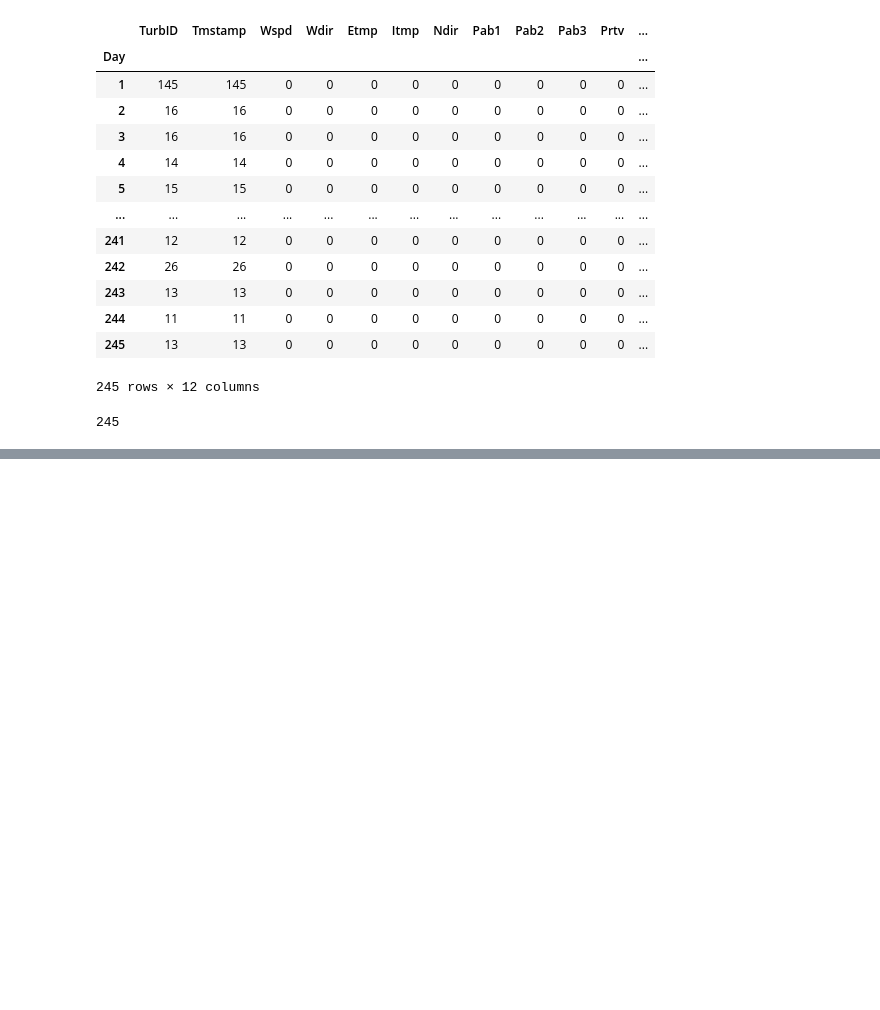
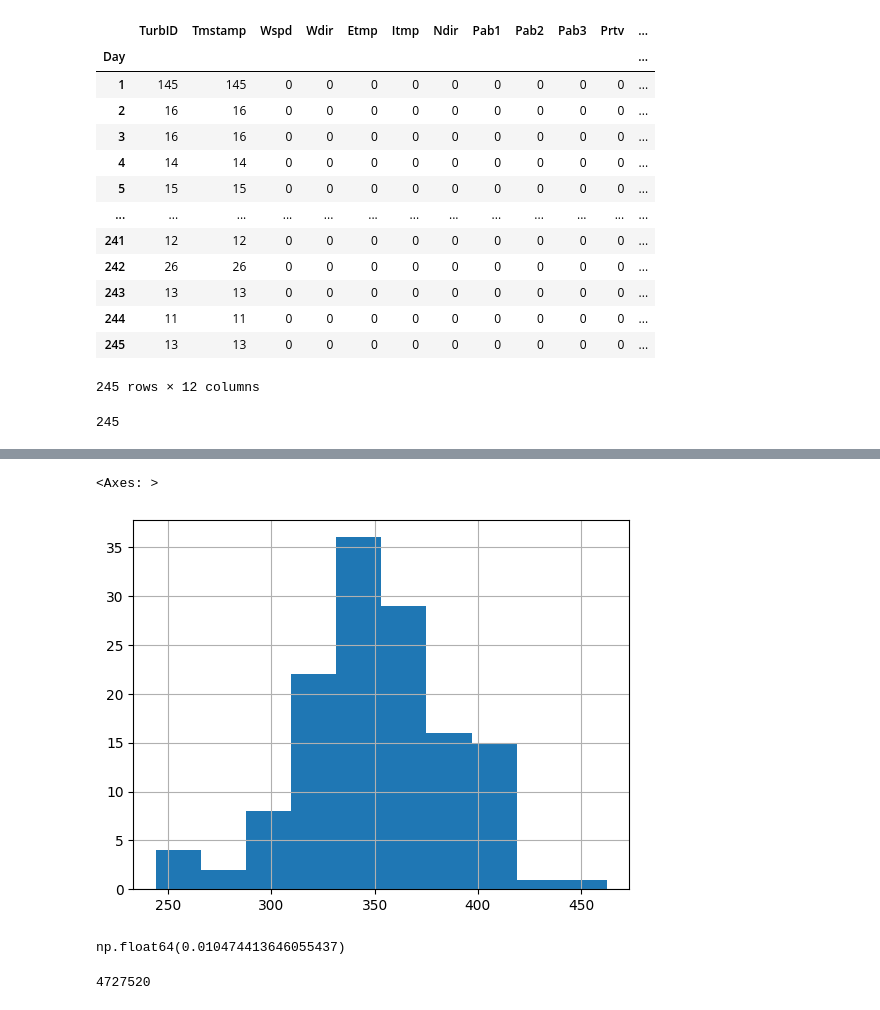
Before and after one commit to benedikt-holland/windfarm_data_imputation, a Jupyter notebook: benni.ipynb, the cells around one changed output, grey strips where cells are left out. Cells and saved outputs as stored; diff of their text form; code cells hidden in the pictures; blank space fills up the shorter version.

```diff
--- a/benni.ipynb
+++ b/benni.ipynb
@@ -86,0 +111,13 @@ dtype: float64
+# %%
+df.groupby("TurbID").mean(numeric_only=True)["Patv"].hist()
+# %% [output]
+<Axes: >
+[figure, added]
+# %%
+df.isna().any(axis=1).sum() / df.shape[0]
+# %% [output]
+np.float64(0.010474413646055437)
+# %%
+df.shape[0]
+# %% [output]
+4727520
```
Also changed, not shown: parts of 10 cells of this notebook.
